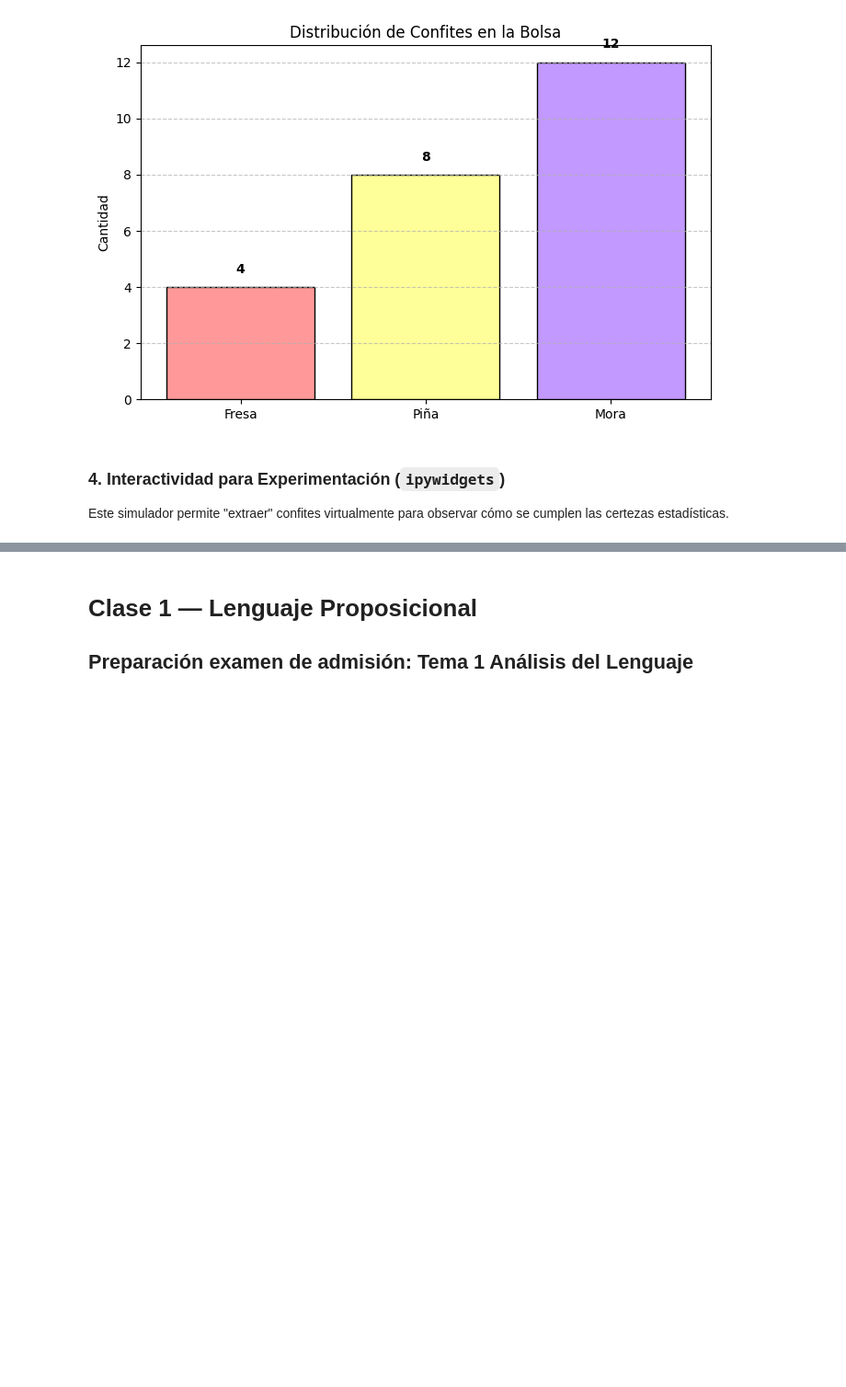
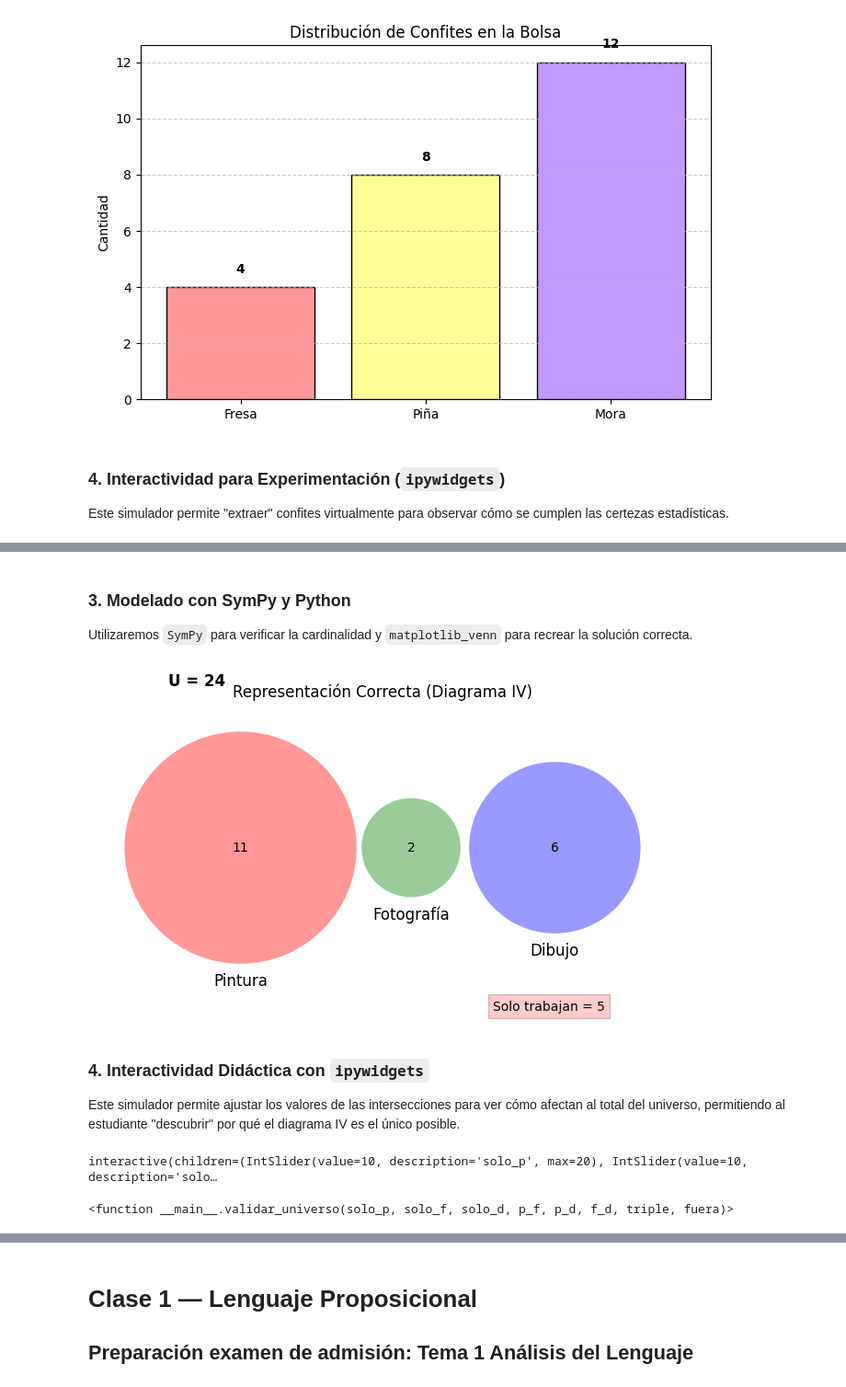
Before and after one commit to marco-canas/camino-udea, a Jupyter notebook: 3_lenguaje_proposicional/clase_01_diagnostico_y_analisis_del_lenguaje/clase1_lenguaje_proposicional.ipynb, the cells around one changed output, grey strips where cells are left out. Shown at 92% size. Cells and saved outputs as stored; diff of their text form; code cells hidden in the pictures; blank space fills up the shorter version.

Commit message:
lenguaje proposicional totalmente terminada

```diff
--- a/3_lenguaje_proposicional/clase_01_diagnostico_y_analisis_del_lenguaje/clase1_lenguaje_proposicional.ipynb
+++ b/3_lenguaje_proposicional/clase_01_diagnostico_y_analisis_del_lenguaje/clase1_lenguaje_proposicional.ipynb
@@ -286,0 +469,54 @@ interactive(children=(IntSlider(value=4, description='n_ext', max=24, min=1), Ou
+# %% [markdown]
+
+### 3. Modelado con SymPy y Python
+
+Utilizaremos `SymPy` para verificar la cardinalidad y `matplotlib_venn` para recrear la solución correcta.
+# %%
+import matplotlib.pyplot as plt
+from matplotlib_venn import venn3
+
+# Datos del Diagrama IV (Supuesto correcto)
+# Subsets: (Abc, aBc, ABc, abC, AbC, aBC, ABC)
+# Donde A=P, B=F, C=D
+# En el diagrama IV vemos regiones específicas:
+subsets_iv = (11, 2, 0, 6, 0, 0, 0) # Simplificado para el ejemplo
+
+plt.figure(figsize=(8,8))
+v = venn3(subsets=subsets_iv, set_labels=('Pintura', 'Fotografía', 'Dibujo'))
+
+# Añadir el universo
+plt.text(-0.7, 0.6, "U = 24", fontsize=12, fontweight='bold')
+plt.text(0.5, -0.6, "Solo trabajan = 5", fontsize=10, bbox=dict(facecolor='red', alpha=0.2))
+
+plt.title("Representación Correcta (Diagrama IV)")
+plt.savefig(r"C:\Users\marco\Downloads\diagrama_venn_trabajo.png")  # Guardar la figura como imagen
+plt.show()
+# %% [output]
+[figure, added]
+# %% [markdown]
+### 4. Interactividad Didáctica con `ipywidgets`
+
+Este simulador permite ajustar los valores de las intersecciones para ver cómo afectan al total del universo, permitiendo al estudiante "descubrir" por qué el diagrama IV es el único posible.
+# %%
+import ipywidgets as widgets
+
+def validar_universo(solo_p, solo_f, solo_d, p_f, p_d, f_d, triple, fuera):
+    total_estudiantes = solo_p + solo_f + solo_d + p_f + p_d + f_d + triple
+    universo = total_estudiantes + fuera
+
+    print(f"Total en círculos: {total_estudiantes}")
+    print(f"Universo resultante: {universo}")
+
+    if universo == 24 and fuera == 5:
+        print("✅ ¡ESTA CONFIGURACIÓN ES VÁLIDA!")
+    else:
+        print("❌ No coincide con los datos del problema (U=24, Fuera=5)")
+
+# Controles para experimentar
+widgets.interact(validar_universo,
+                 solo_p=(0,20), solo_f=(0,20), solo_d=(0,10),
+                 p_f=(0,11), p_d=(0,10), f_d=(0,10),
+                 triple=(0,5), fuera=widgets.fixed(5))
+# %% [output]
+interactive(children=(IntSlider(value=10, description='solo_p', max=20), IntSlider(value=10, description='solo…
+<function __main__.validar_universo(solo_p, solo_f, solo_d, p_f, p_d, f_d, triple, fuera)>
```
Also changed, not shown: parts of 170 cells of this notebook, 3 other files.
